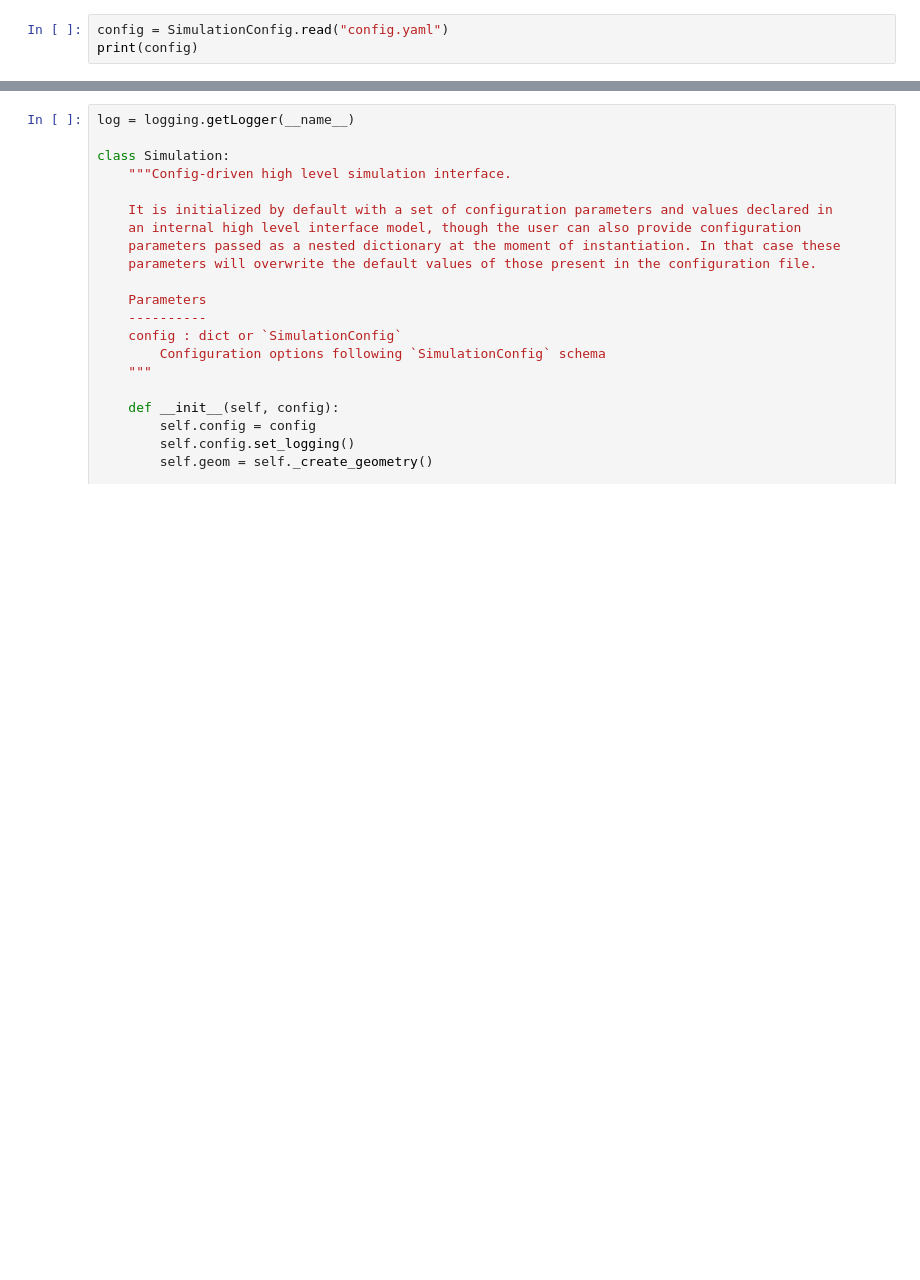
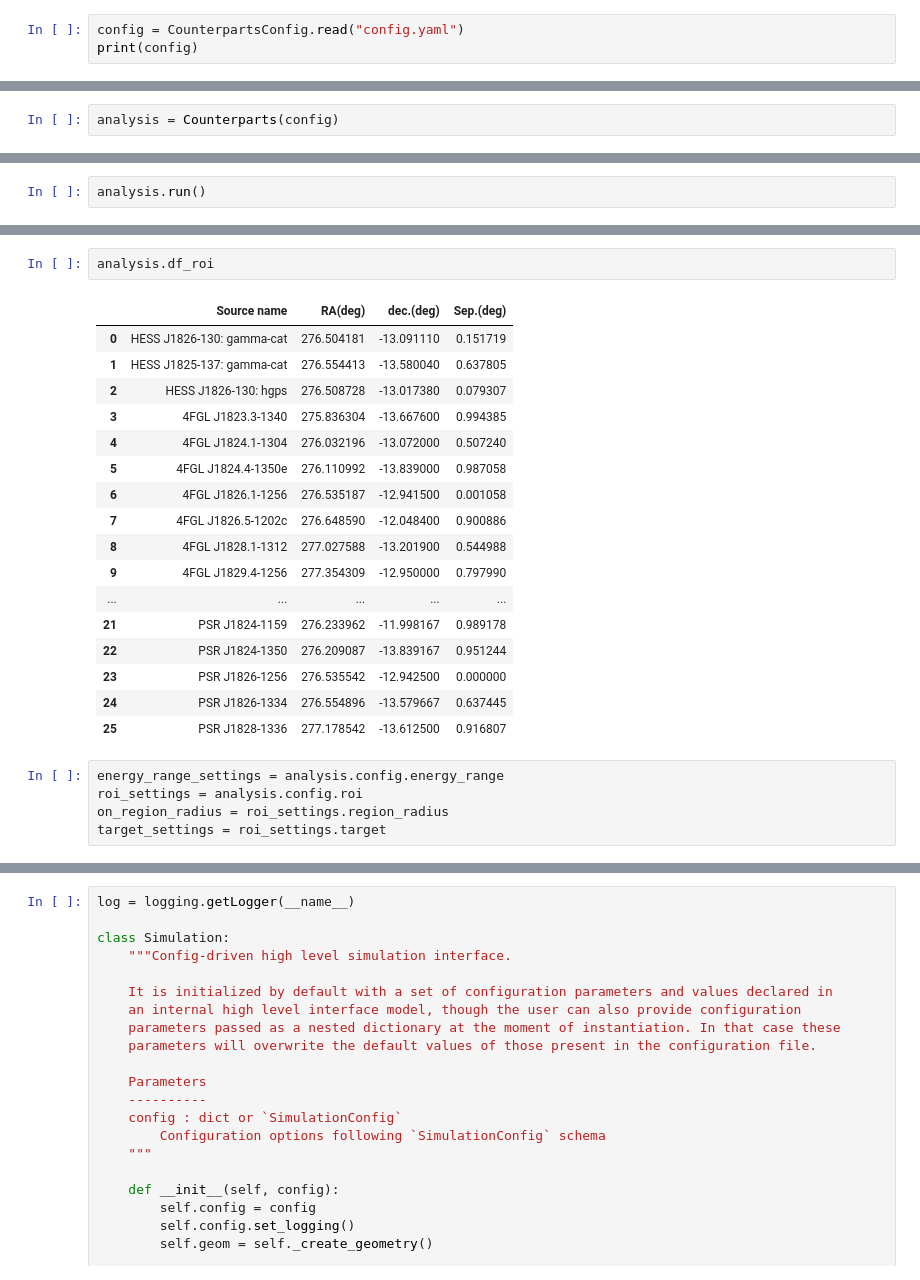
Before and after one commit to rubensjrcosta/feupy, a Jupyter notebook: feupy/analysis/core_.ipynb, the cells around one changed output, grey strips where cells are left out. Saved outputs shown, nothing was run; the diff lists cells and outputs as text; blank space fills up the shorter version.

Commit message:
update config

```diff
--- a/feupy/analysis/core_.ipynb
+++ b/feupy/analysis/core_.ipynb
@@ -99,4 +543,4 @@ core.py:959:9: local variable 'radius_roi' is assigned to but never used
 # %%
-config = SimulationConfig.read("config.yaml")
+config = CounterpartsConfig.read("config.yaml")
 print(config)
 # %% [output]
@@ -119,0 +564,2 @@ SimulationConfig
+# %%
+analysis = Counterparts(config)
@@ -119,0 +572,2 @@ SimulationConfig
+# %%
+analysis.run()
@@ -119,0 +617,25 @@ SimulationConfig
+# %%
+analysis.df_roi
+# %% [output]
+|  | Source name | RA(deg) | dec.(deg) | Sep.(deg) |
+| 0 | HESS J1826-130: gamma-cat | 276.504181 | -13.091110 | 0.151719 |
+| 1 | HESS J1825-137: gamma-cat | 276.554413 | -13.580040 | 0.637805 |
+| 2 | HESS J1826-130: hgps | 276.508728 | -13.017380 | 0.079307 |
+| 3 | 4FGL J1823.3-1340 | 275.836304 | -13.667600 | 0.994385 |
+| 4 | 4FGL J1824.1-1304 | 276.032196 | -13.072000 | 0.507240 |
+| 5 | 4FGL J1824.4-1350e | 276.110992 | -13.839000 | 0.987058 |
+| 6 | 4FGL J1826.1-1256 | 276.535187 | -12.941500 | 0.001058 |
+| 7 | 4FGL J1826.5-1202c | 276.648590 | -12.048400 | 0.900886 |
+| 8 | 4FGL J1828.1-1312 | 277.027588 | -13.201900 | 0.544988 |
+| 9 | 4FGL J1829.4-1256 | 277.354309 | -12.950000 | 0.797990 |
+| ... | ... | ... | ... | ... |
+| 21 | PSR J1824-1159 | 276.233962 | -11.998167 | 0.989178 |
+| 22 | PSR J1824-1350 | 276.209087 | -13.839167 | 0.951244 |
+| 23 | PSR J1826-1256 | 276.535542 | -12.942500 | 0.000000 |
+| 24 | PSR J1826-1334 | 276.554896 | -13.579667 | 0.637445 |
+| 25 | PSR J1828-1336 | 277.178542 | -13.612500 | 0.916807 |
+# %%
+energy_range_settings = analysis.config.energy_range
+roi_settings = analysis.config.roi
+on_region_radius = roi_settings.region_radius
+target_settings = roi_settings.target
```
Also changed, not shown: parts of 23 cells of this notebook, 9 other files.
